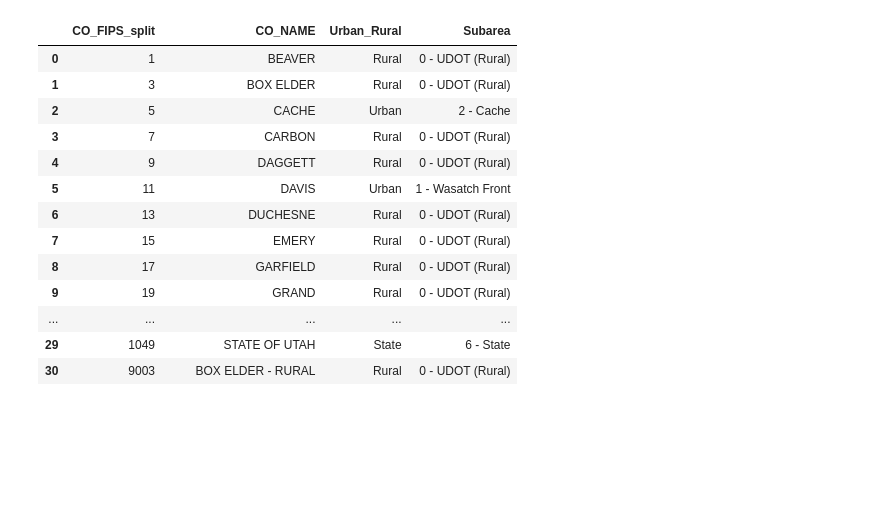
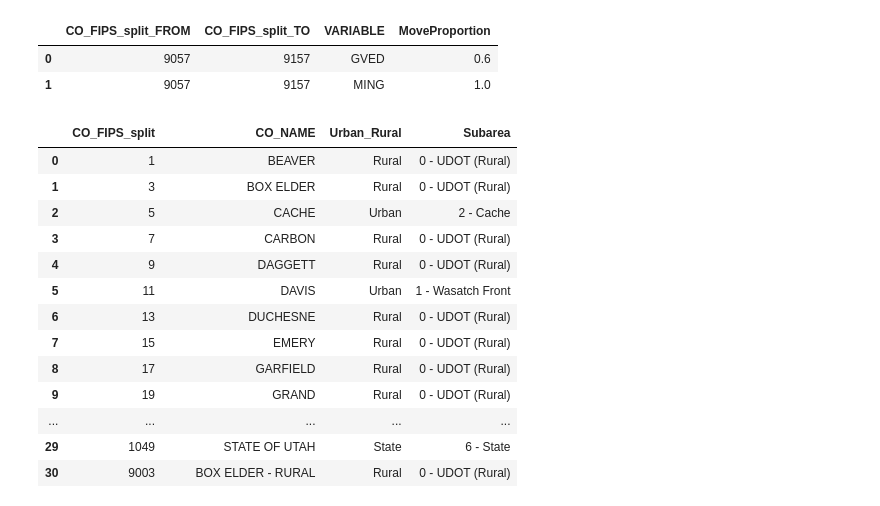
Before and after one commit to WFRCAnalytics/TDM-INP-Socioeconomic-Control-Totals, a Jupyter notebook: 5-Finalize.ipynb, the cells around one changed output. Cells and saved outputs as stored; diff of their text form; code cells hidden in the pictures; blank space fills up the shorter version.

```diff
--- a/5-Finalize.ipynb
+++ b/5-Finalize.ipynb
@@ -1,6 +1,19 @@
 # %%
 import pandas as pd
 import numpy as np
+# %%
+# manual adjustments
+
+manaul_adjustments_df = pd.DataFrame([
+    [9057, 9157, "GVED", 0.60], # move 40% of Weber County population from Ogden Valley to WFRC portion of Weber County
+    [9057, 9157, "MING", 1.00], # move 40% of Weber County population from Ogden Valley to WFRC portion of Weber County
+], columns=['CO_FIPS_split_FROM', 'CO_FIPS_split_TO', 'VARIABLE', 'MoveProportion'])
+
+manaul_adjustments_df
+# %% [output]
+|  | CO_FIPS_split_FROM | CO_FIPS_split_TO | VARIABLE | MoveProportion |
+| 0 | 9057 | 9157 | GVED | 0.6 |
+| 1 | 9057 | 9157 | MING | 1.0 |
 # %%
 # taken from last version
 counties_more_df = pd.DataFrame([
```
Also changed, not shown: parts of 2 cells of this notebook, 1 other file.
